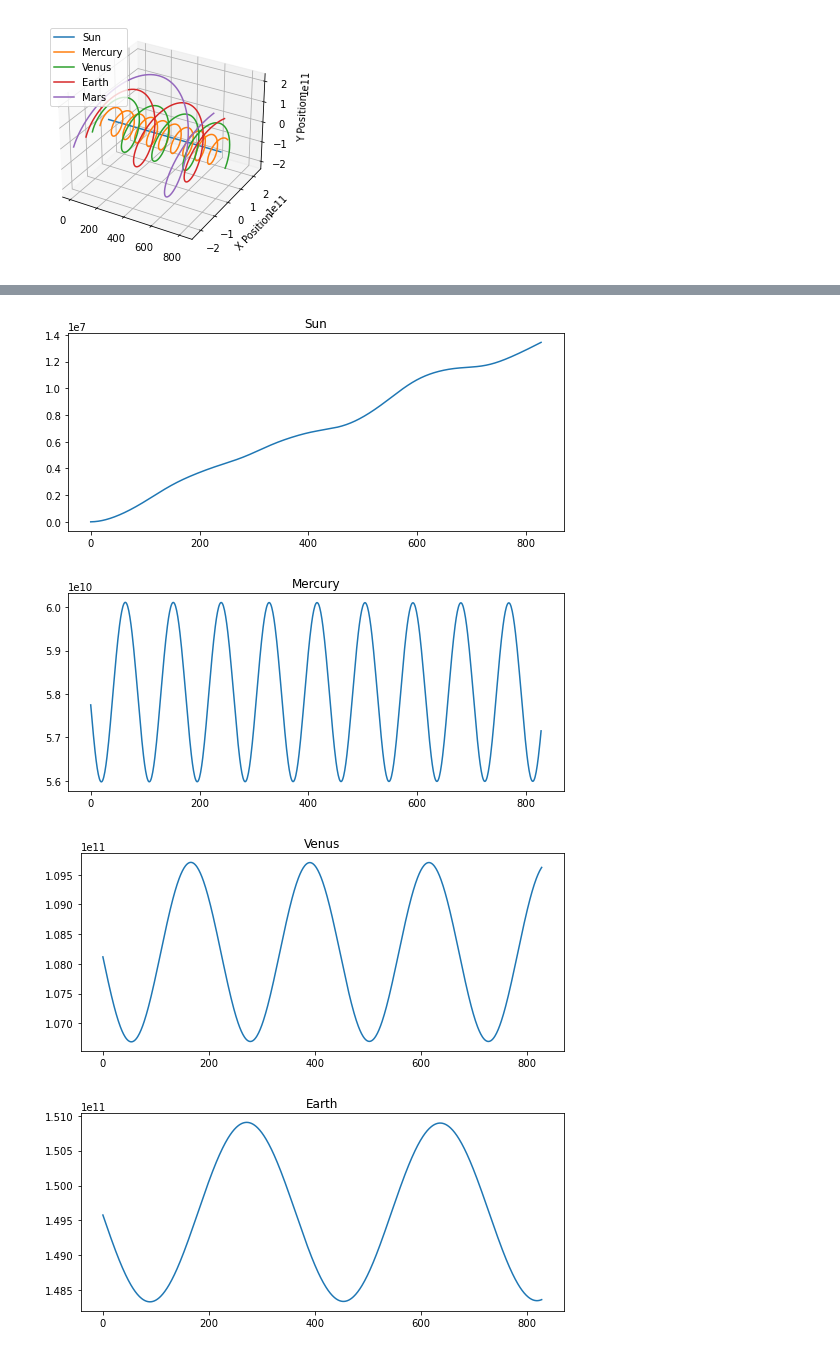
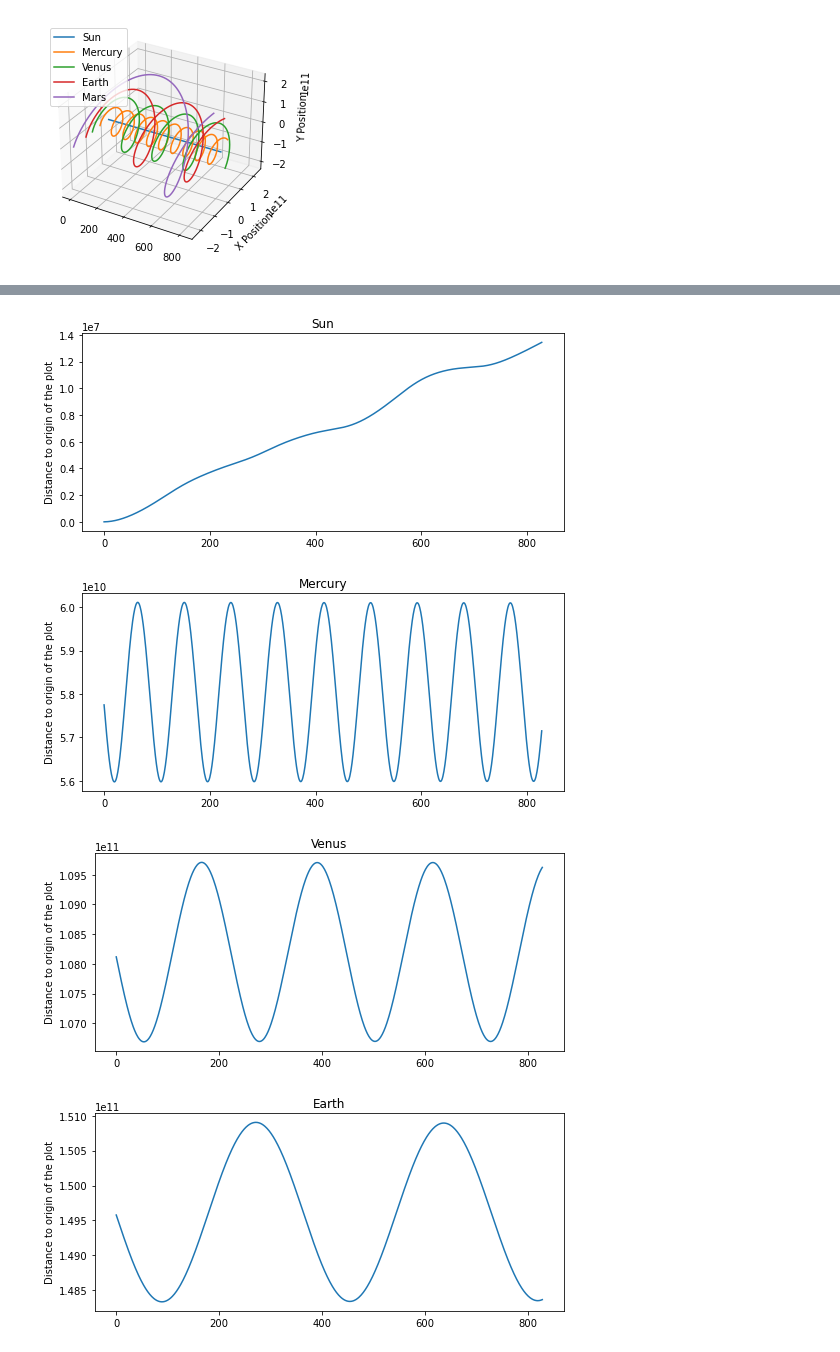
Before and after one commit to jasper-hyj/physics77-capstone-project, a Jupyter notebook: capstone-project.ipynb, the cells around one changed output, grey strips where cells are left out. Drawn from its saved outputs; the diff is of its cells as text; code cells hidden in the pictures.

```diff
--- a/capstone-project.ipynb
+++ b/capstone-project.ipynb
@@ -234,14 +235,15 @@ plt.show()
 # %%
 for planet in planets:
     x, y = zip(*planet.orbit)
     dis = []
     for i in range(len(x)):
         dis.append(math.hypot(x[i], y[i]))
     plt.title(planet.name)
+    plt.ylabel("Distance to origin of the plot")
     plt.plot(np.arange(0, len(x), 1), dis)
     plt.show()
 # %% [output]
-[figure, old version]
+[figure, new version]
-[figure, old version]
+[figure, new version]
-[figure, old version]
+[figure, new version]
-[figure, old version]
+[figure, new version]
```
Also changed, not shown: parts of 2 cells of this notebook.
